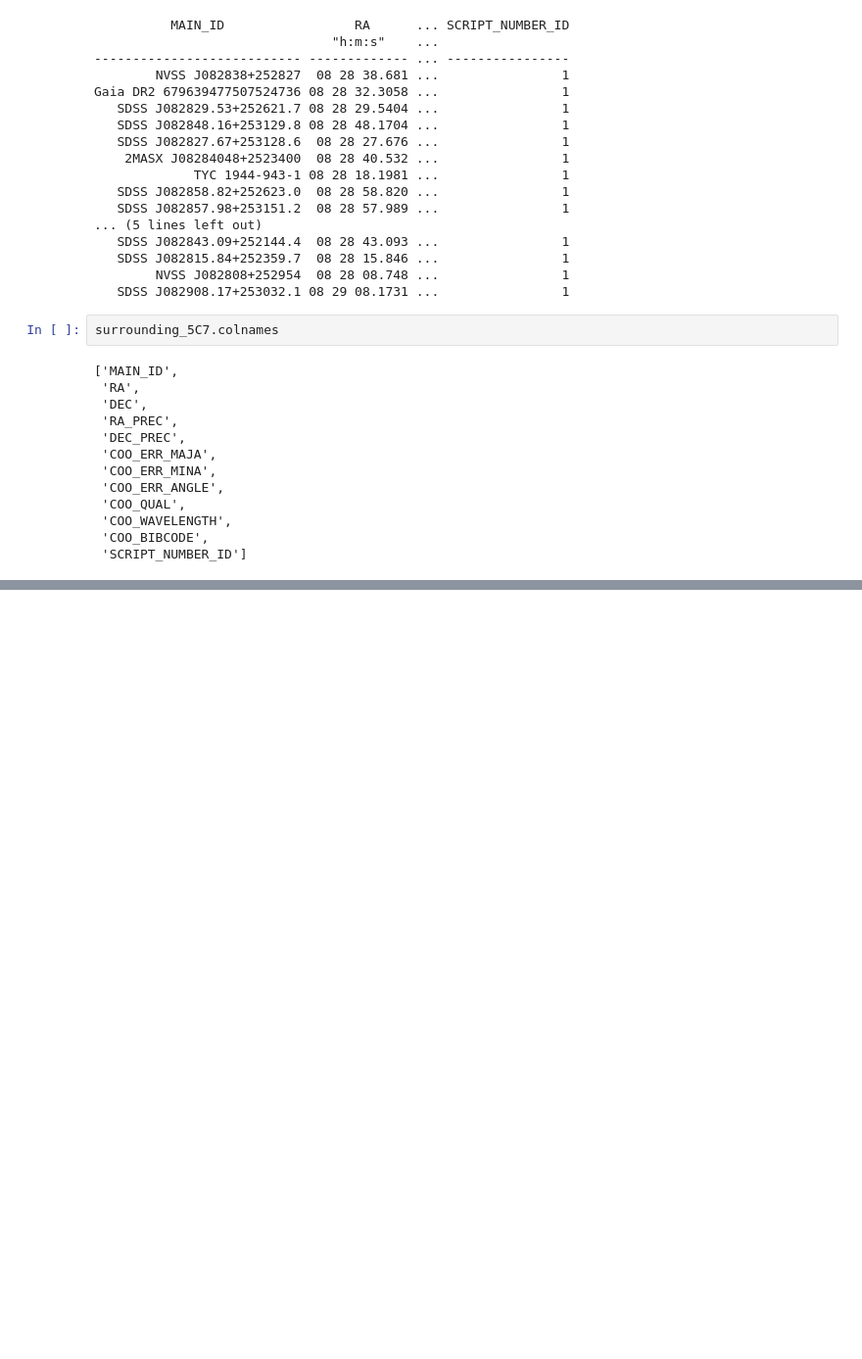
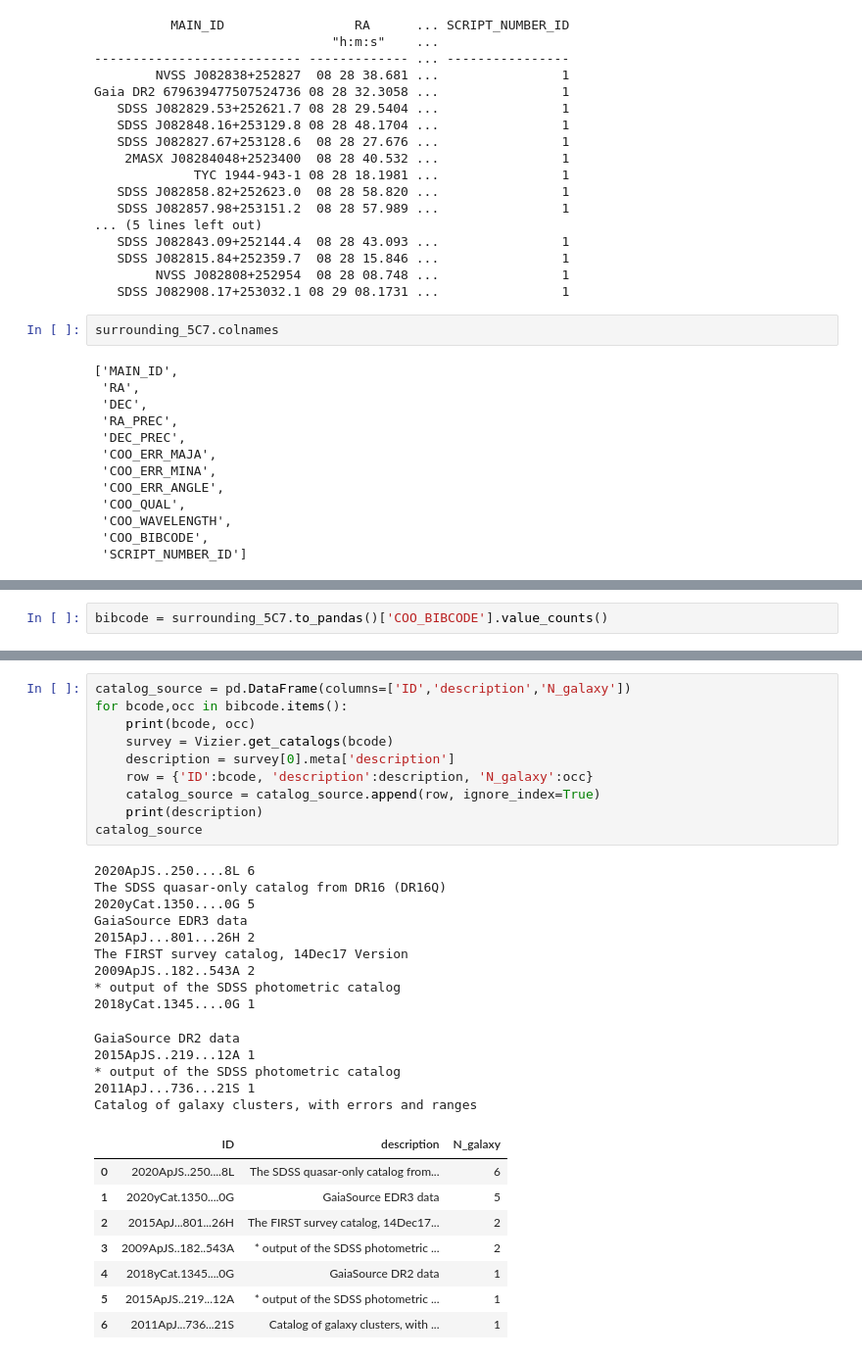
Before and after one commit to Lim1029/SIF3004, a Jupyter notebook: all_surveys_5c7.ipynb, the cells around one changed output, grey strips where cells are left out. Shown at 98% size. Drawn from its saved outputs; the diff is of its cells as text; blank space fills up the shorter version.

```diff
--- a/all_surveys_5c7.ipynb
+++ b/all_surveys_5c7.ipynb
@@ -137,0 +134,2 @@ plt.show()
+# %%
+bibcode = surrounding_5C7.to_pandas()['COO_BIBCODE'].value_counts()
@@ -137,0 +147,33 @@ plt.show()
+# %%
+catalog_source = pd.DataFrame(columns=['ID','description','N_galaxy'])
+for bcode,occ in bibcode.items():
+    print(bcode, occ)
+    survey = Vizier.get_catalogs(bcode)
+    description = survey[0].meta['description']
+    row = {'ID':bcode, 'description':description, 'N_galaxy':occ}
+    catalog_source = catalog_source.append(row, ignore_index=True)
+    print(description)
+catalog_source
+# %% [output]
+2020ApJS..250....8L 6
+The SDSS quasar-only catalog from DR16 (DR16Q)
+2020yCat.1350....0G 5
+GaiaSource EDR3 data
+2015ApJ...801...26H 2
+The FIRST survey catalog, 14Dec17 Version
+2009ApJS..182..543A 2
+* output of the SDSS photometric catalog
+2018yCat.1345....0G 1
+GaiaSource DR2 data
+2015ApJS..219...12A 1
+* output of the SDSS photometric catalog
+2011ApJ...736...21S 1
+Catalog of galaxy clusters, with errors and ranges
+|  | ID | description | N_galaxy |
+| 0 | 2020ApJS..250....8L | The SDSS quasar-only catalog from... | 6 |
+| 1 | 2020yCat.1350....0G | GaiaSource EDR3 data | 5 |
+| 2 | 2015ApJ...801...26H | The FIRST survey catalog, 14Dec17... | 2 |
+| 3 | 2009ApJS..182..543A | * output of the SDSS photometric ... | 2 |
+| 4 | 2018yCat.1345....0G | GaiaSource DR2 data | 1 |
+| 5 | 2015ApJS..219...12A | * output of the SDSS photometric ... | 1 |
+| 6 | 2011ApJ...736...21S | Catalog of galaxy clusters, with ... | 1 |
```
Also changed, not shown: parts of 16 cells of this notebook, 2 other files.
